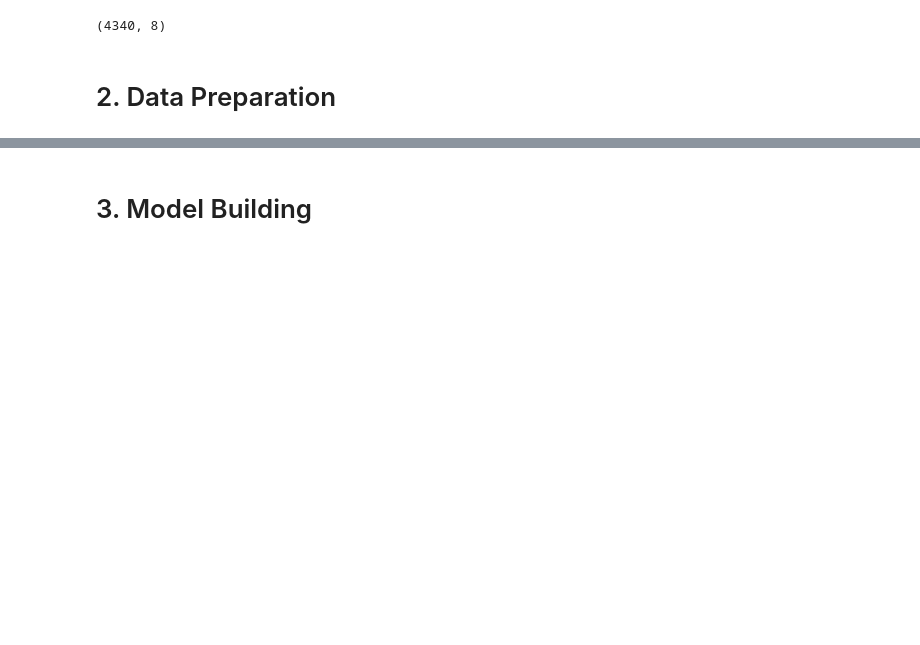
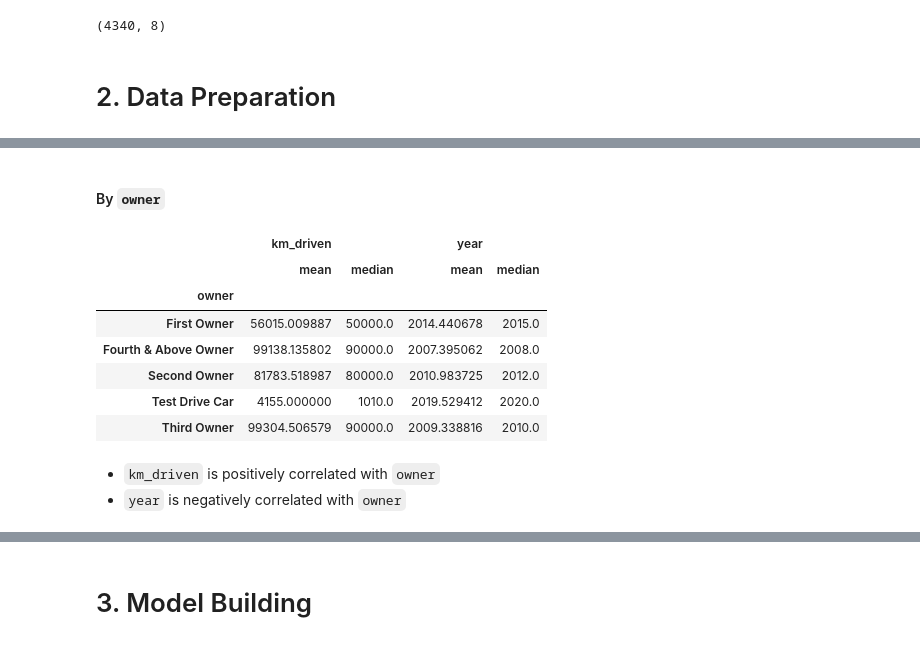
Before and after one commit to Bayan2019/internship_1206, a Jupyter notebook: assignment_07.ipynb, the cells around one changed output, grey strips where cells are left out. Cells and saved outputs as stored; diff of their text form; code cells hidden in the pictures; blank space fills up the shorter version.

```diff
--- a/assignment_07.ipynb
+++ b/assignment_07.ipynb
@@ -78,8 +80,9 @@ memory usage: 271.4+ KB
 # %%
-continuousFeatures = ['selling_price', 'km_driven', 'year']
+target = ['selling_price']
+continuousFeatures = ['km_driven', 'year']
 
-nominalFeatures = ['name', 'fuel']
-ordinalFeatures = ['transmission', 'seller_type', 'owner']
+nominalFeatures = ['name', 'fuel', 'transmission', 'seller_type']
+ordinalFeatures = ['owner']
 # %%
 cars.head()
 # %% [output]
@@ -97,0 +111,2 @@ cars.shape
+# %%
+cars['brand'] = cars.name.str.split().str[0]
@@ -97,0 +115,3 @@ cars.shape
+# %%
+cars.drop('name', axis=1, inplace=True)
+cars.head(2)
@@ -97,0 +208,16 @@ cars.shape
+# %% [markdown]
+#### By `owner`
+# %%
+cars[continuousFeatures+['owner']].groupby('owner').agg(['mean', 'median'])
+# %% [output]
+|  | km_driven |  | year |  |
+|  | mean | median | mean | median |
+| owner |  |  |  |  |
+| First Owner | 56015.009887 | 50000.0 | 2014.440678 | 2015.0 |
+| Fourth & Above Owner | 99138.135802 | 90000.0 | 2007.395062 | 2008.0 |
+| Second Owner | 81783.518987 | 80000.0 | 2010.983725 | 2012.0 |
+| Test Drive Car | 4155.000000 | 1010.0 | 2019.529412 | 2020.0 |
+| Third Owner | 99304.506579 | 90000.0 | 2009.338816 | 2010.0 |
+# %% [markdown]
+- `km_driven` is positively correlated with `owner`
+- `year` is negatively correlated with `owner`
```
Also changed, not shown: parts of 65 cells of this notebook.
